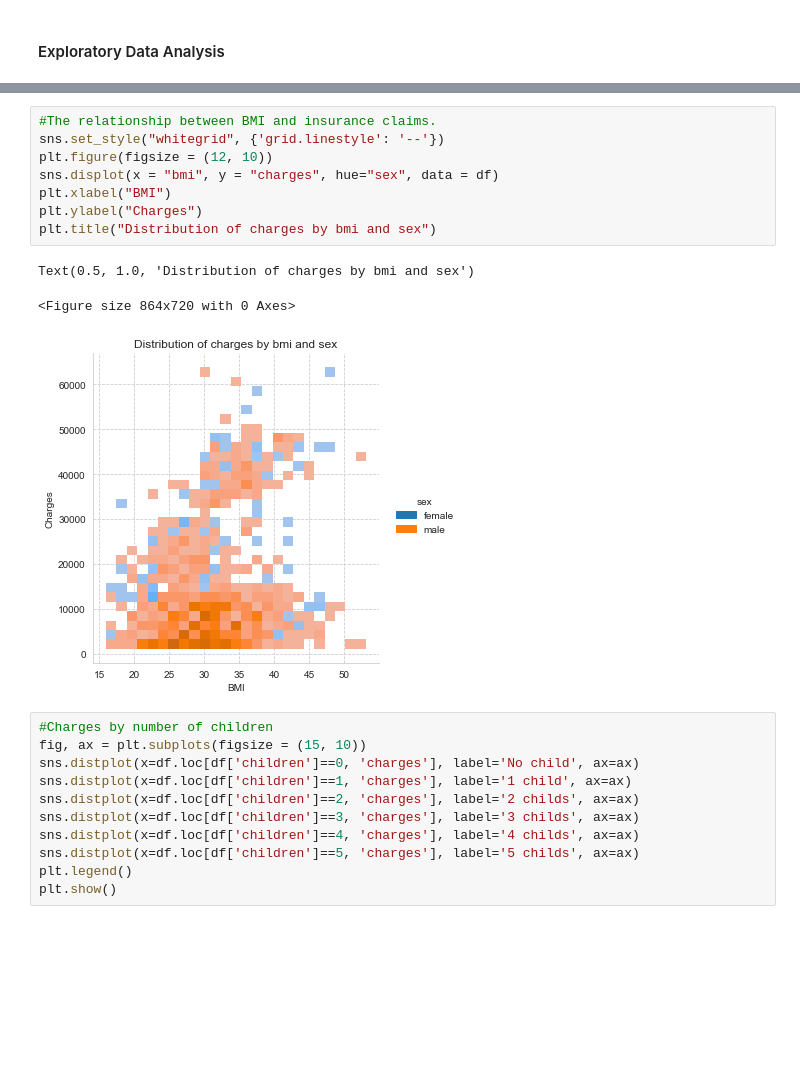
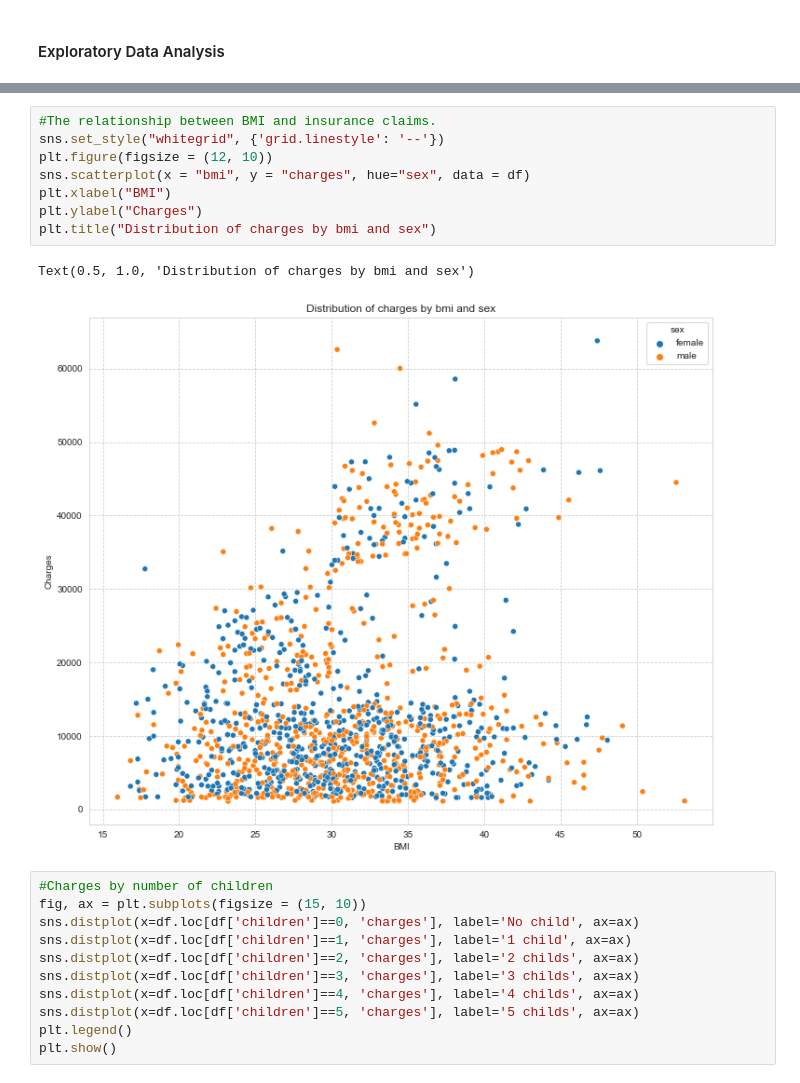
Before and after one commit to Sun-Chirawat/Senior-Project-CS, a Jupyter notebook: Clustering Modelling.ipynb, the cells around one changed output, grey strips where cells are left out. Drawn from its saved outputs; the diff is of its cells as text; blank space fills up the shorter version.

```diff
--- a/Clustering Modelling.ipynb
+++ b/Clustering Modelling.ipynb
@@ -79,15 +78,14 @@ Text(0.5, 1.0, 'Distribution of charges by age and smoker')
 # %%
 #The relationship between BMI and insurance claims.
 sns.set_style("whitegrid", {'grid.linestyle': '--'})
 plt.figure(figsize = (12, 10))
-sns.displot(x = "bmi", y = "charges", hue="sex", data = df)
+sns.scatterplot(x = "bmi", y = "charges", hue="sex", data = df)
 plt.xlabel("BMI")
 plt.ylabel("Charges")
 plt.title("Distribution of charges by bmi and sex")
 # %% [output]
 Text(0.5, 1.0, 'Distribution of charges by bmi and sex')
-<Figure size 864x720 with 0 Axes>
-[figure, old version]
+[figure, new version]
 # %%
 #Charges by number of children
 fig, ax = plt.subplots(figsize = (15, 10))
```
Also changed, not shown: parts of 9 cells of this notebook.
